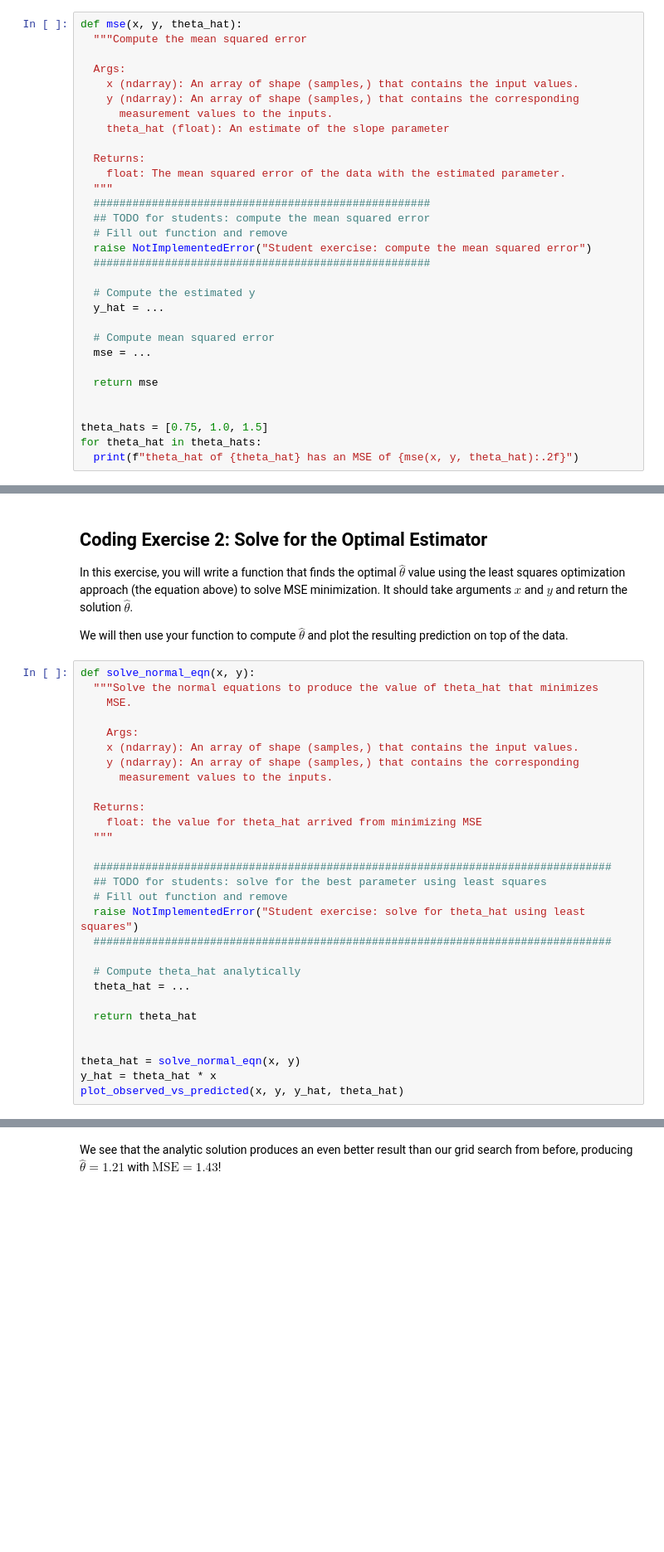
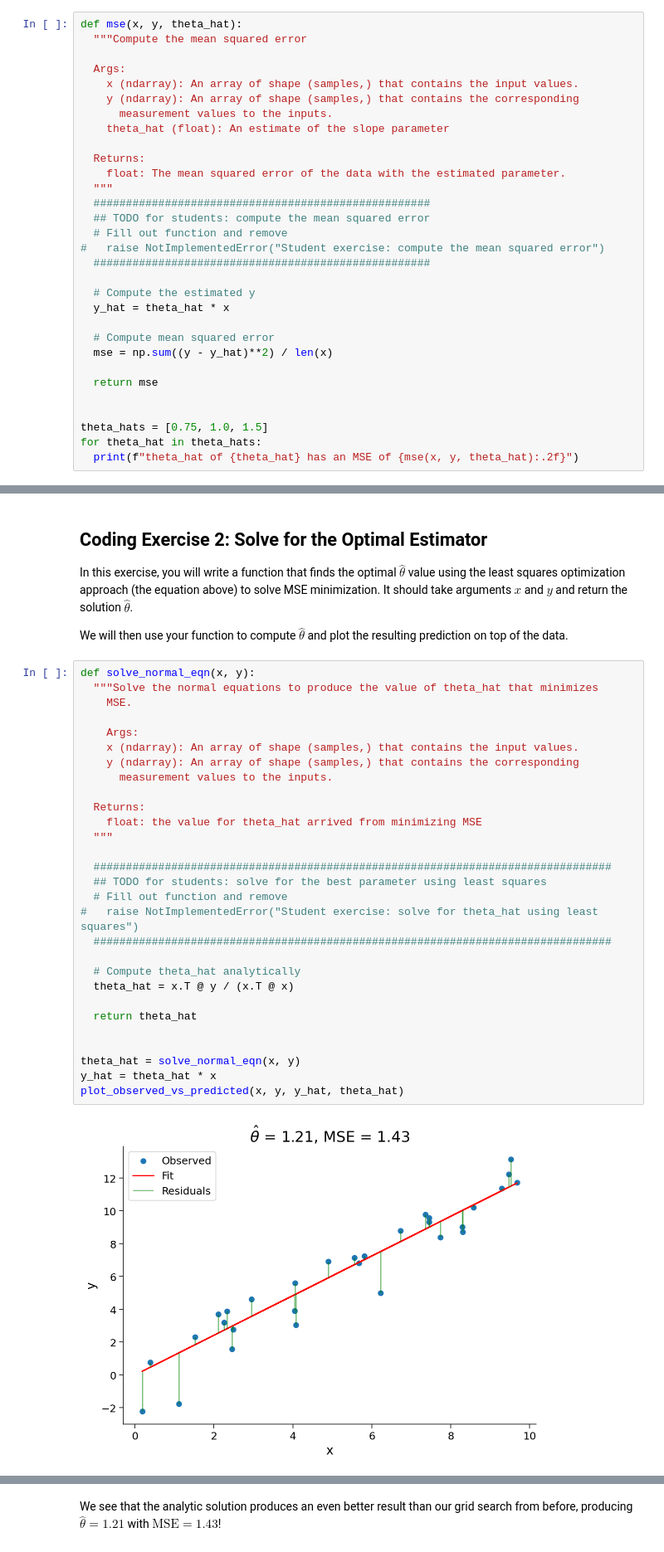
Before and after one commit to DevXl/course-content, a Jupyter notebook: tutorials/W1D2_ModelFitting/W1D2_Tutorial1.ipynb, the cells around one changed output, grey strips where cells are left out. Shown: that part at 83% size. Saved outputs shown, nothing was run; the diff lists cells and outputs as text; blank space fills up the shorter version.

```diff
--- a/tutorials/W1D2_ModelFitting/W1D2_Tutorial1.ipynb
+++ b/tutorials/W1D2_ModelFitting/W1D2_Tutorial1.ipynb
@@ -183,14 +189,14 @@ def mse(x, y, theta_hat):
   ####################################################
   ## TODO for students: compute the mean squared error
   # Fill out function and remove
-  raise NotImplementedError("Student exercise: compute the mean squared error")
+#   raise NotImplementedError("Student exercise: compute the mean squared error")
   ####################################################
 
   # Compute the estimated y
-  y_hat = ...
+  y_hat = theta_hat * x
 
   # Compute mean squared error
-  mse = ...
+  mse = np.sum((y - y_hat)**2) / len(x)
 
   return mse
 
@@ -334,32 +361,34 @@ We will then use your function to compute $\hat{\theta}$ and plot the resulting
 # %%
 def solve_normal_eqn(x, y):
   """Solve the normal equations to produce the value of theta_hat that minimizes
     MSE.
 
     Args:
     x (ndarray): An array of shape (samples,) that contains the input values.
     y (ndarray): An array of shape (samples,) that contains the corresponding
       measurement values to the inputs.
 
   Returns:
     float: the value for theta_hat arrived from minimizing MSE
   """
 
   ################################################################################
   ## TODO for students: solve for the best parameter using least squares
   # Fill out function and remove
-  raise NotImplementedError("Student exercise: solve for theta_hat using least squares")
+#   raise NotImplementedError("Student exercise: solve for theta_hat using least squares")
   ################################################################################
 
   # Compute theta_hat analytically
-  theta_hat = ...
+  theta_hat = x.T @ y / (x.T @ x)
 
   return theta_hat
 
 
 theta_hat = solve_normal_eqn(x, y)
 y_hat = theta_hat * x
 plot_observed_vs_predicted(x, y, y_hat, theta_hat)
+# %% [output]
+[figure, added]
 # %%
 # to_remove solution
 def solve_normal_eqn(x, y):
```
Also changed, not shown: parts of 8 cells of this notebook, 12 other files.
